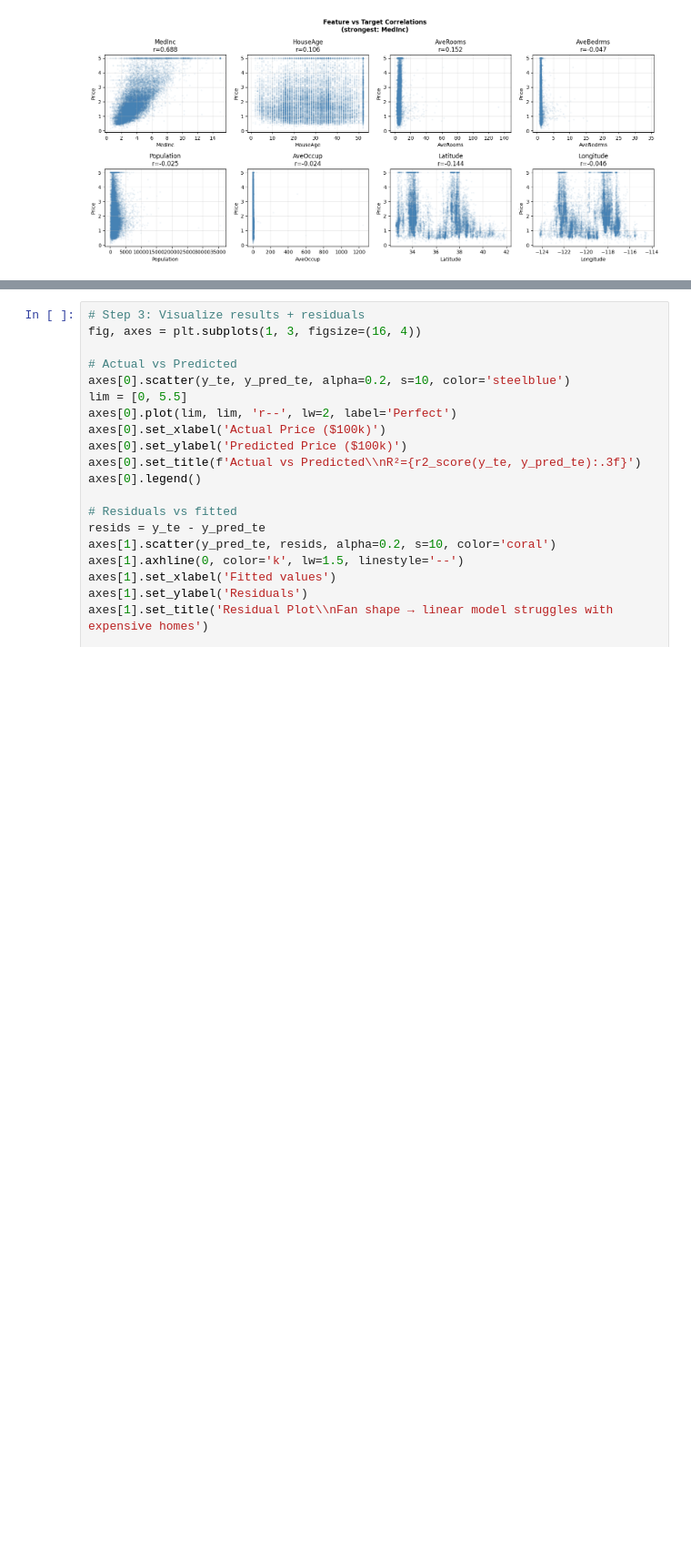
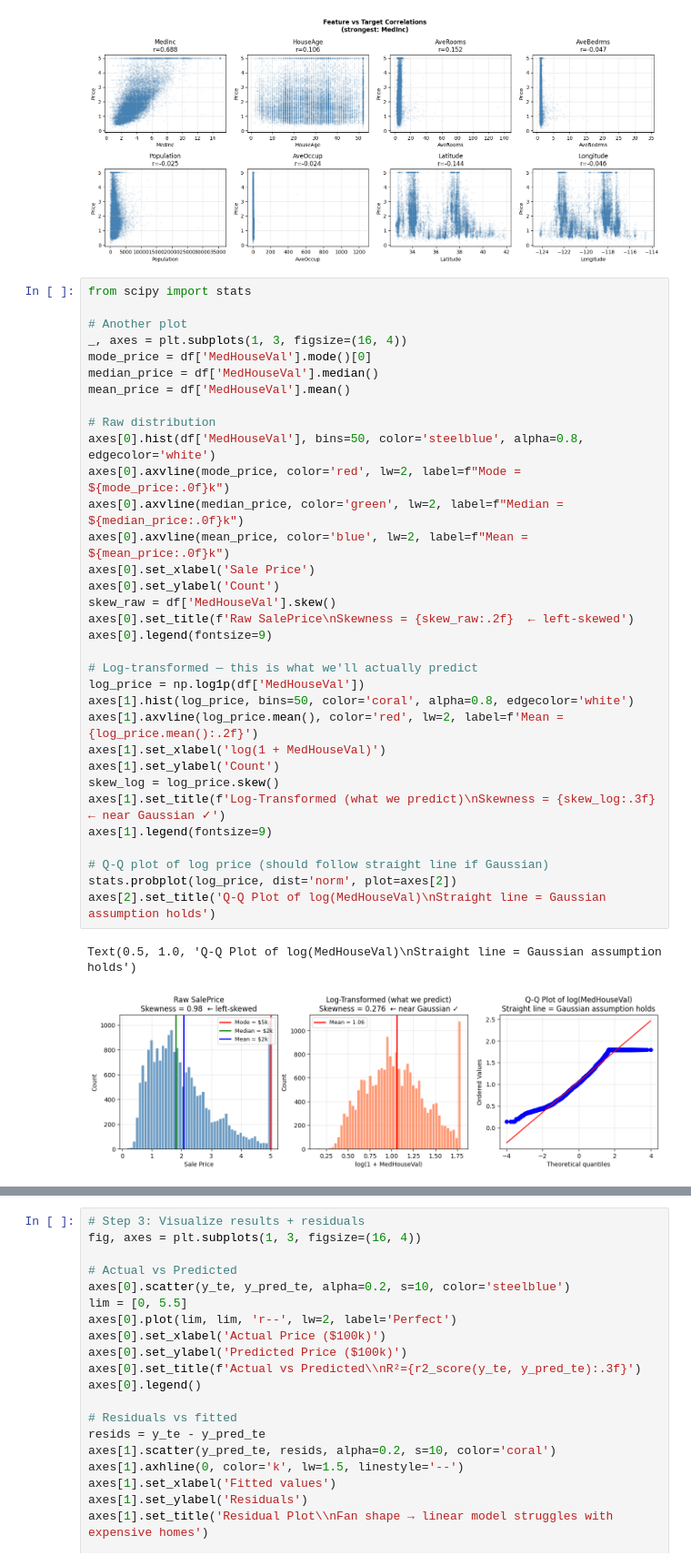
Before and after one commit to chitrank2050/ML-Notebook-Library, a Jupyter notebook: notebooks/04_ml-algorithms/regression/01_linear_regression.ipynb, the cells around one changed output, grey strips where cells are left out. Shown at 91% size. Saved outputs shown, nothing was run; the diff lists cells and outputs as text; blank space fills up the shorter version.

```diff
--- a/notebooks/04_ml-algorithms/regression/01_linear_regression.ipynb
+++ b/notebooks/04_ml-algorithms/regression/01_linear_regression.ipynb
@@ -740,6 +745,42 @@ plt.tight_layout()
 plt.show()
 # %% [output]
 [figure]
+# %%
+from scipy import stats
+
+# Another plot
+_, axes = plt.subplots(1, 3, figsize=(16, 4))
+mode_price = df['MedHouseVal'].mode()[0]
+median_price = df['MedHouseVal'].median()
+mean_price = df['MedHouseVal'].mean()
+
+# Raw distribution
+axes[0].hist(df['MedHouseVal'], bins=50, color='steelblue', alpha=0.8, edgecolor='white')
+axes[0].axvline(mode_price, color='red', lw=2, label=f"Mode = ${mode_price:.0f}k")
+axes[0].axvline(median_price, color='green', lw=2, label=f"Median = ${median_price:.0f}k")
+axes[0].axvline(mean_price, color='blue', lw=2, label=f"Mean = ${mean_price:.0f}k")
+axes[0].set_xlabel('Sale Price')
+axes[0].set_ylabel('Count')
+skew_raw = df['MedHouseVal'].skew()
+axes[0].set_title(f'Raw SalePrice\nSkewness = {skew_raw:.2f}  ← left-skewed')
+axes[0].legend(fontsize=9)
+
+# Log-transformed — this is what we'll actually predict
+log_price = np.log1p(df['MedHouseVal'])
+axes[1].hist(log_price, bins=50, color='coral', alpha=0.8, edgecolor='white')
+axes[1].axvline(log_price.mean(), color='red', lw=2, label=f'Mean = {log_price.mean():.2f}')
+axes[1].set_xlabel('log(1 + MedHouseVal)')
+axes[1].set_ylabel('Count')
+skew_log = log_price.skew()
+axes[1].set_title(f'Log-Transformed (what we predict)\nSkewness = {skew_log:.3f}  ← near Gaussian ✓')
+axes[1].legend(fontsize=9)
+
+# Q-Q plot of log price (should follow straight line if Gaussian)
+stats.probplot(log_price, dist='norm', plot=axes[2])
+axes[2].set_title('Q-Q Plot of log(MedHouseVal)\nStraight line = Gaussian assumption holds')
+# %% [output]
+Text(0.5, 1.0, 'Q-Q Plot of log(MedHouseVal)\nStraight line = Gaussian assumption holds')
+[figure, added]
 # %%
 # Step 2: Prepare and train
 from sklearn.linear_model import LinearRegression
```
Also changed, not shown: parts of 3 cells of this notebook, 3 other files.
